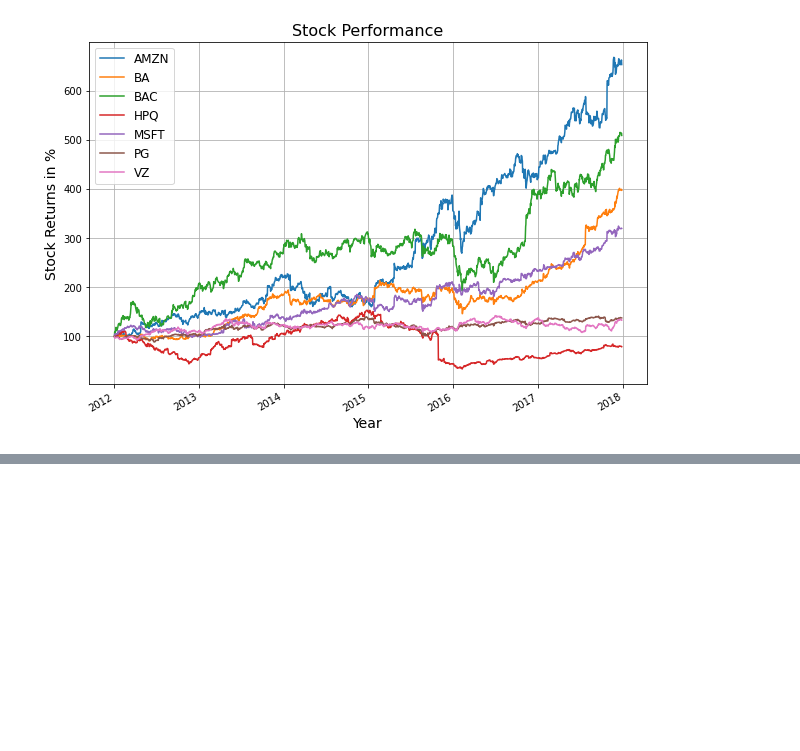
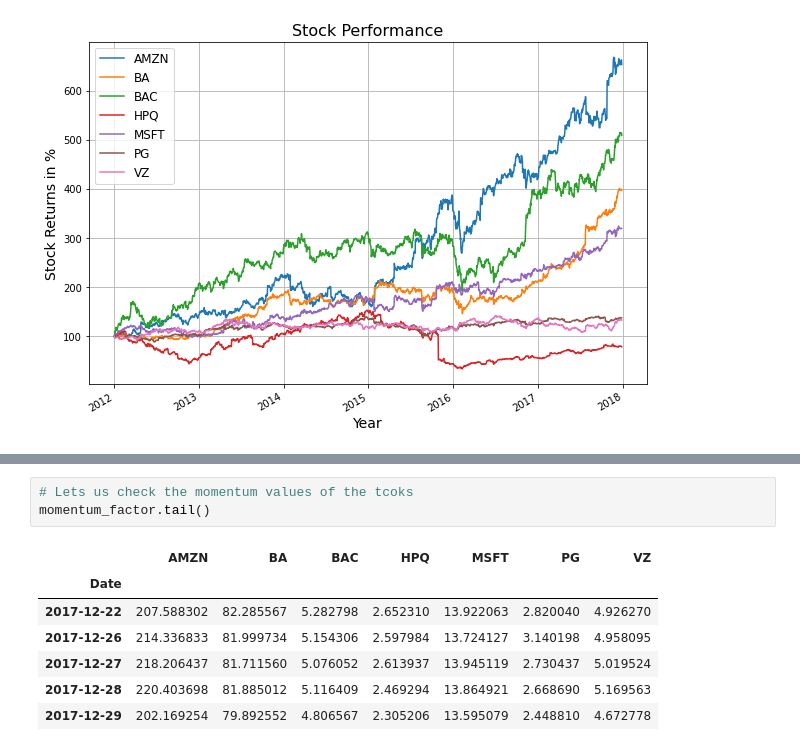
Before and after one commit to cmj123/quantitative_portfolio_management, a Jupyter notebook: multi_factor_model/momentum.ipynb, the cells around one changed output, grey strips where cells are left out. Cells and saved outputs as stored; diff of their text form; blank space fills up the shorter version.

```diff
--- a/multi_factor_model/momentum.ipynb
+++ b/multi_factor_model/momentum.ipynb
@@ -76,0 +88,11 @@ plt.show()
+# %%
+# Lets us check the momentum values of the tcoks
+momentum_factor.tail()
+# %% [output]
+|  | AMZN | BA | BAC | HPQ | MSFT | PG | VZ |
+| Date |  |  |  |  |  |  |  |
+| 2017-12-22 | 207.588302 | 82.285567 | 5.282798 | 2.652310 | 13.922063 | 2.820040 | 4.926270 |
+| 2017-12-26 | 214.336833 | 81.999734 | 5.154306 | 2.597984 | 13.724127 | 3.140198 | 4.958095 |
+| 2017-12-27 | 218.206437 | 81.711560 | 5.076052 | 2.613937 | 13.945119 | 2.730437 | 5.019524 |
+| 2017-12-28 | 220.403698 | 81.885012 | 5.116409 | 2.469294 | 13.864921 | 2.668690 | 5.169563 |
+| 2017-12-29 | 202.169254 | 79.892552 | 4.806567 | 2.305206 | 13.595079 | 2.448810 | 4.672778 |
```
Also changed, not shown: parts of 6 cells of this notebook.
